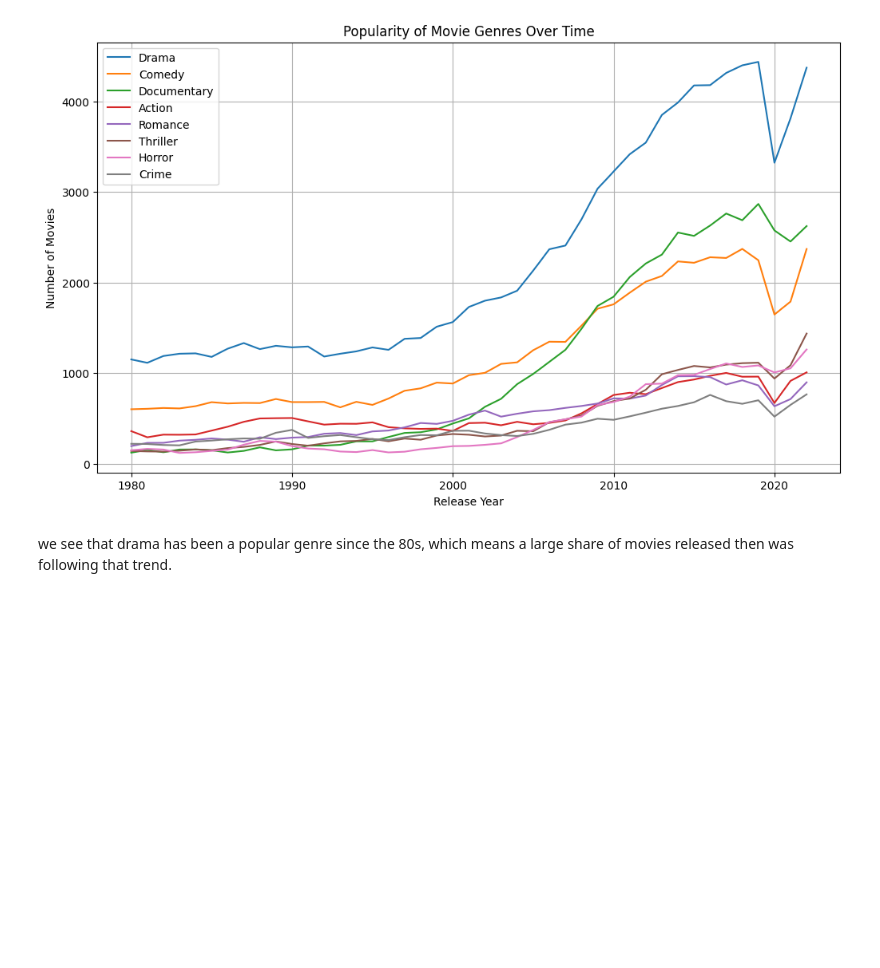
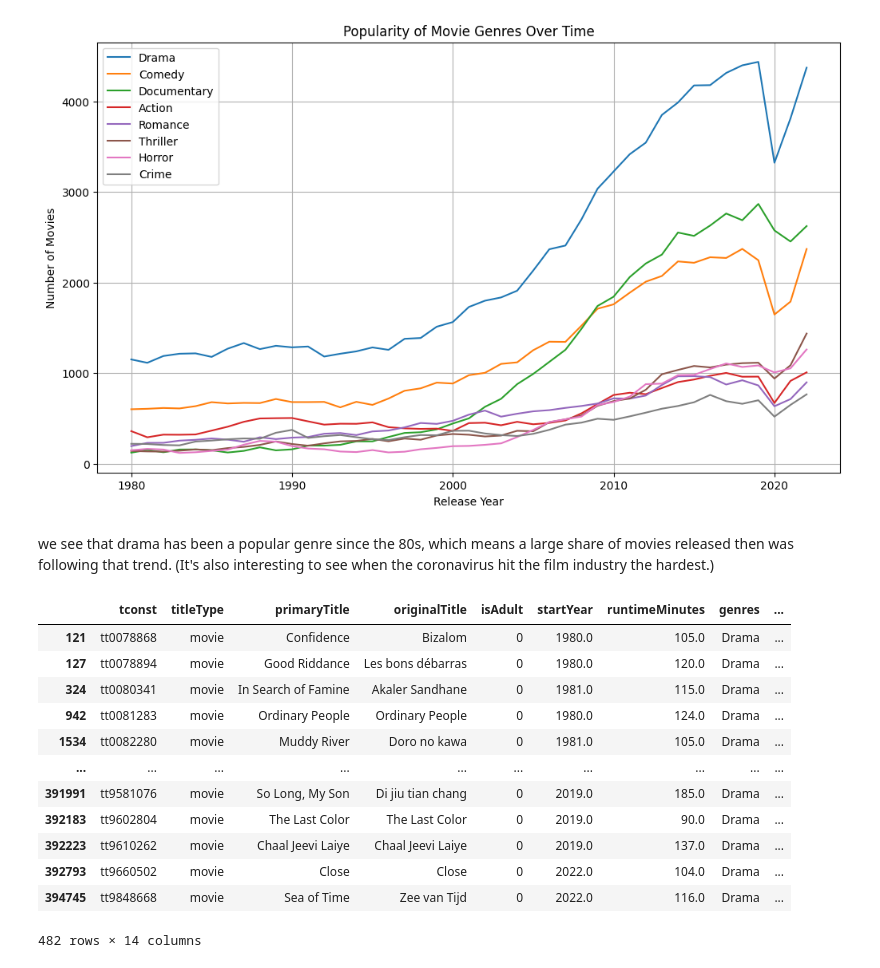
Before and after one commit to Noha-Jung3/Aging-Movies-, a Jupyter notebook: EDA.ipynb, the cells around one changed output. Drawn from its saved outputs; the diff is of its cells as text; code cells hidden in the pictures; blank space fills up the shorter version.

```diff
--- a/EDA.ipynb
+++ b/EDA.ipynb
@@ -238,4 +224,23 @@ plt.show()
 # %% [output]
 [figure]
 # %% [markdown]
-we see that drama has been a popular genre since the 80s, which means a large share of movies released then was following that trend.
+we see that drama has been a popular genre since the 80s, which means a large share of movies released then was following that trend. (It's also interesting to see when the coronavirus hit the film industry the hardest.)
+# %%
+#Let's take a look at movies with the "drama" genre
+
+drama = films[(films["genres"] == "Drama") & (films["averageRating"] >= 7.5) & (films["numVotes"] >= 782) ]
+drama
+# %% [output]
+|  | tconst | titleType | primaryTitle | originalTitle | isAdult | startYear | runtimeMinutes | genres | ... |
+| 121 | tt0078868 | movie | Confidence | Bizalom | 0 | 1980.0 | 105.0 | Drama | ... |
+| 127 | tt0078894 | movie | Good Riddance | Les bons débarras | 0 | 1980.0 | 120.0 | Drama | ... |
+| 324 | tt0080341 | movie | In Search of Famine | Akaler Sandhane | 0 | 1981.0 | 115.0 | Drama | ... |
+| 942 | tt0081283 | movie | Ordinary People | Ordinary People | 0 | 1980.0 | 124.0 | Drama | ... |
+| 1534 | tt0082280 | movie | Muddy River | Doro no kawa | 0 | 1981.0 | 105.0 | Drama | ... |
+| ... | ... | ... | ... | ... | ... | ... | ... | ... | ... |
+| 391991 | tt9581076 | movie | So Long, My Son | Di jiu tian chang | 0 | 2019.0 | 185.0 | Drama | ... |
+| 392183 | tt9602804 | movie | The Last Color | The Last Color | 0 | 2019.0 | 90.0 | Drama | ... |
+| 392223 | tt9610262 | movie | Chaal Jeevi Laiye | Chaal Jeevi Laiye | 0 | 2019.0 | 137.0 | Drama | ... |
+| 392793 | tt9660502 | movie | Close | Close | 0 | 2022.0 | 104.0 | Drama | ... |
+| 394745 | tt9848668 | movie | Sea of Time | Zee van Tijd | 0 | 2022.0 | 116.0 | Drama | ... |
+482 rows × 14 columns
```
Also changed, not shown: parts of 7 cells of this notebook.
